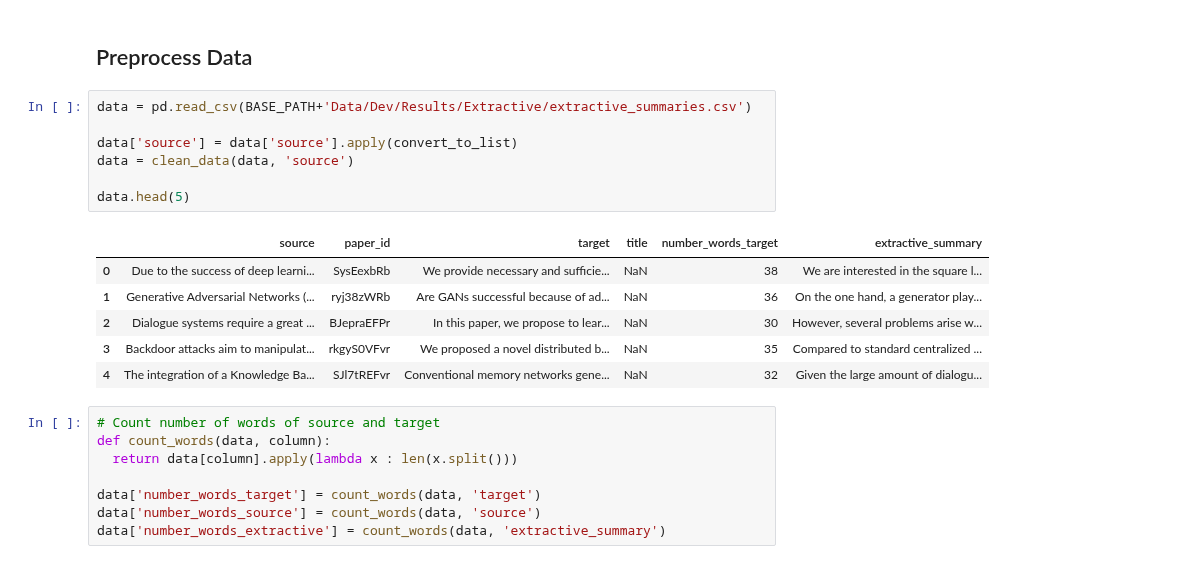
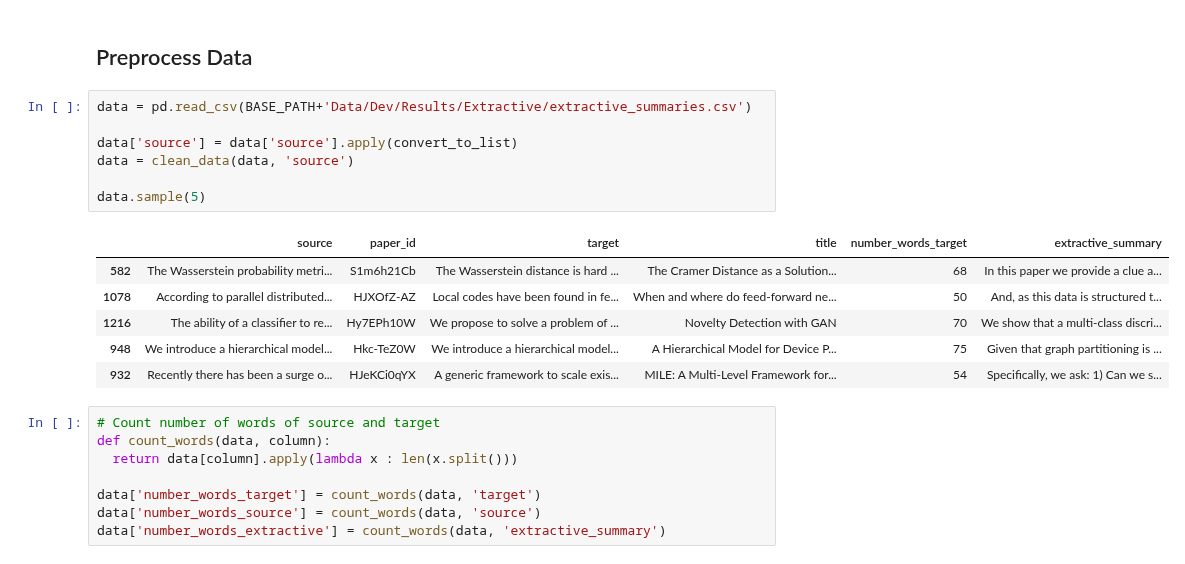
Before and after one commit to iguerrasevillano/Automated_Summaries_Generation_Scientific_Papers, a Jupyter notebook: TLDR.ipynb, the cells around one changed output. Saved outputs shown, nothing was run; the diff lists cells and outputs as text.

```diff
--- a/TLDR.ipynb
+++ b/TLDR.ipynb
@@ -155,17 +155,17 @@ def metric_fn(eval_predictions):
 # %%
 data = pd.read_csv(BASE_PATH+'Data/Dev/Results/Extractive/extractive_summaries.csv')
 
 data['source'] = data['source'].apply(convert_to_list)
 data = clean_data(data, 'source')
 
-data.head(5)
+data.sample(5)
 # %% [output]
 |  | source | paper_id | target | title | number_words_target | extractive_summary |
-| 0 | Due to the success of deep learni... | SysEexbRb | We provide necessary and sufficie... | NaN | 38 | We are interested in the square l... |
-| 1 | Generative Adversarial Networks (... | ryj38zWRb | Are GANs successful because of ad... | NaN | 36 | On the one hand, a generator play... |
-| 2 | Dialogue systems require a great ... | BJepraEFPr | In this paper, we propose to lear... | NaN | 30 | However, several problems arise w... |
-| 3 | Backdoor attacks aim to manipulat... | rkgyS0VFvr | We proposed a novel distributed b... | NaN | 35 | Compared to standard centralized ... |
-| 4 | The integration of a Knowledge Ba... | SJl7tREFvr | Conventional memory networks gene... | NaN | 32 | Given the large amount of dialogu... |
+| 582 | The Wasserstein probability metri... | S1m6h21Cb | The Wasserstein distance is hard ... | The Cramer Distance as a Solution... | 68 | In this paper we provide a clue a... |
+| 1078 | According to parallel distributed... | HJXOfZ-AZ | Local codes have been found in fe... | When and where do feed-forward ne... | 50 | And, as this data is structured t... |
+| 1216 | The ability of a classifier to re... | Hy7EPh10W | We propose to solve a problem of ... | Novelty Detection with GAN | 70 | We show that a multi-class discri... |
+| 948 | We introduce a hierarchical model... | Hkc-TeZ0W | We introduce a hierarchical model... | A Hierarchical Model for Device P... | 75 | Given that graph partitioning is ... |
+| 932 | Recently there has been a surge o... | HJeKCi0qYX | A generic framework to scale exis... | MILE: A Multi-Level Framework for... | 54 | Specifically, we ask: 1) Can we s... |
 # %%
 # Count number of words of source and target
 def count_words(data, column):
```
Also changed, not shown: parts of 19 cells of this notebook.
